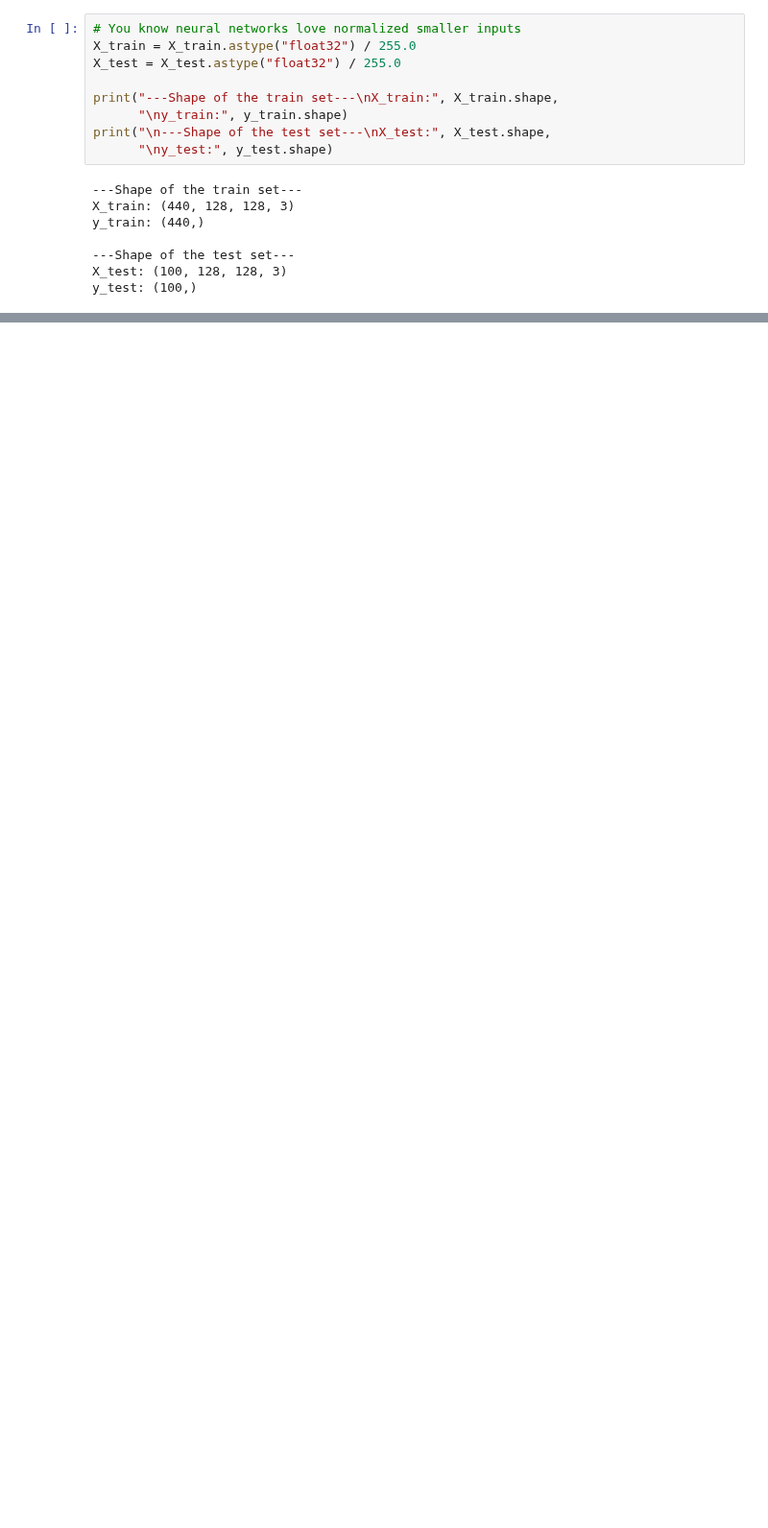
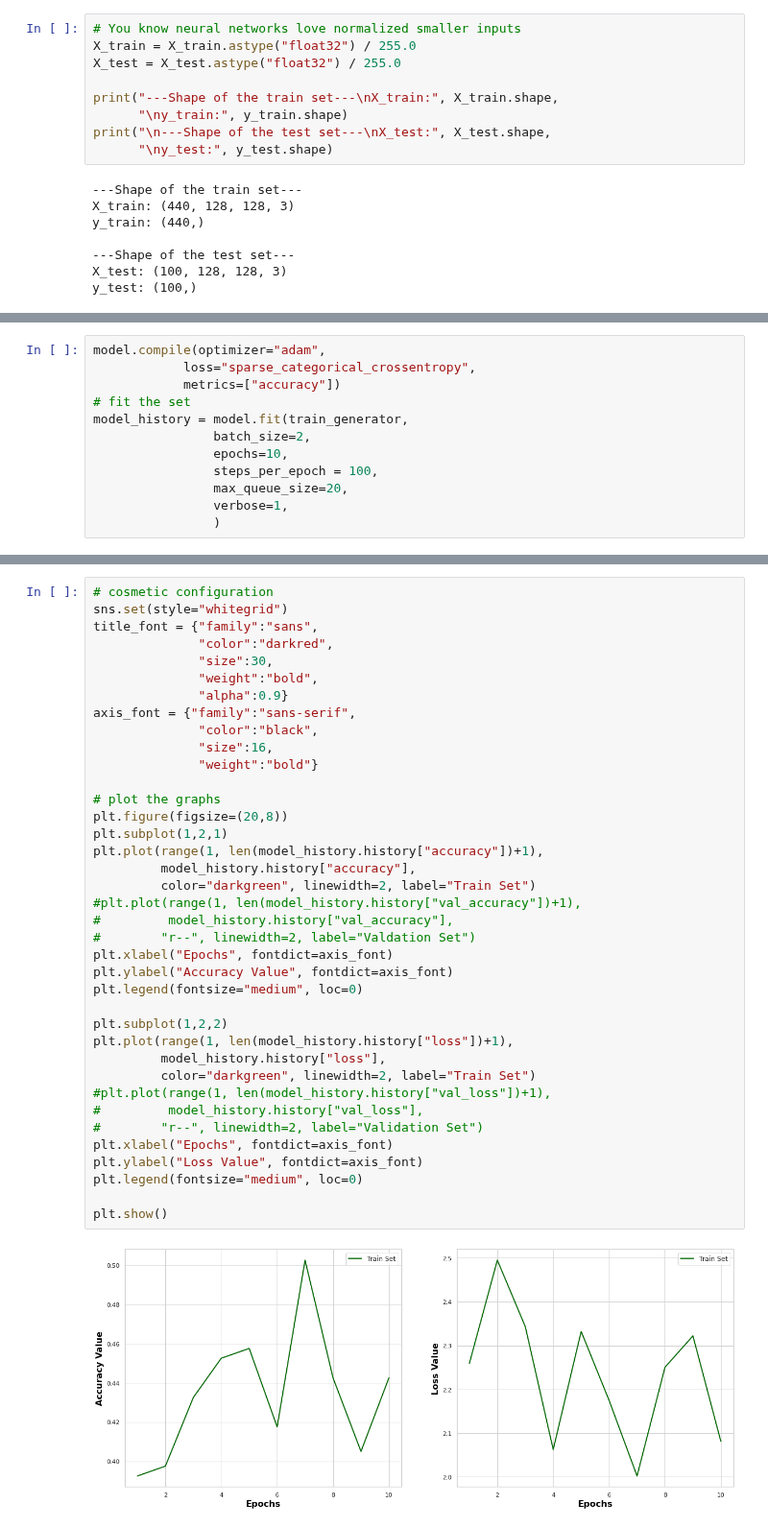
Before and after one commit to gulmert89/bootcamp_files, a Jupyter notebook: project5.ipynb, the cells around one changed output, grey strips where cells are left out. Shown at 96% size. Saved outputs shown, nothing was run; the diff lists cells and outputs as text; blank space fills up the shorter version.

```diff
--- a/project5.ipynb
+++ b/project5.ipynb
@@ -164,0 +211,12 @@ y_test: (100,)
+# %%
+model.compile(optimizer="adam",
+            loss="sparse_categorical_crossentropy",
+            metrics=["accuracy"])
+# fit the set
+model_history = model.fit(train_generator,
+                batch_size=2,
+                epochs=10,
+                steps_per_epoch = 100,
+                max_queue_size=20,
+                verbose=1,
+                )
@@ -164,0 +244,40 @@ y_test: (100,)
+# %%
+# cosmetic configuration
+sns.set(style="whitegrid")
+title_font = {"family":"sans",
+              "color":"darkred",
+              "size":30,
+              "weight":"bold",
+              "alpha":0.9}
+axis_font = {"family":"sans-serif",
+              "color":"black",
+              "size":16,
+              "weight":"bold"}
+
+# plot the graphs
+plt.figure(figsize=(20,8))
+plt.subplot(1,2,1)
+plt.plot(range(1, len(model_history.history["accuracy"])+1),
+         model_history.history["accuracy"],
+         color="darkgreen", linewidth=2, label="Train Set")
+#plt.plot(range(1, len(model_history.history["val_accuracy"])+1),
+#         model_history.history["val_accuracy"],
+#        "r--", linewidth=2, label="Valdation Set")
+plt.xlabel("Epochs", fontdict=axis_font)
+plt.ylabel("Accuracy Value", fontdict=axis_font)
+plt.legend(fontsize="medium", loc=0)
+
+plt.subplot(1,2,2)
+plt.plot(range(1, len(model_history.history["loss"])+1),
+         model_history.history["loss"],
+         color="darkgreen", linewidth=2, label="Train Set")
+#plt.plot(range(1, len(model_history.history["val_loss"])+1),
+#         model_history.history["val_loss"],
+#        "r--", linewidth=2, label="Validation Set")
+plt.xlabel("Epochs", fontdict=axis_font)
+plt.ylabel("Loss Value", fontdict=axis_font)
+plt.legend(fontsize="medium", loc=0)
+
+plt.show()
+# %% [output]
+[figure, added]
```
Also changed, not shown: parts of 7 cells of this notebook.
